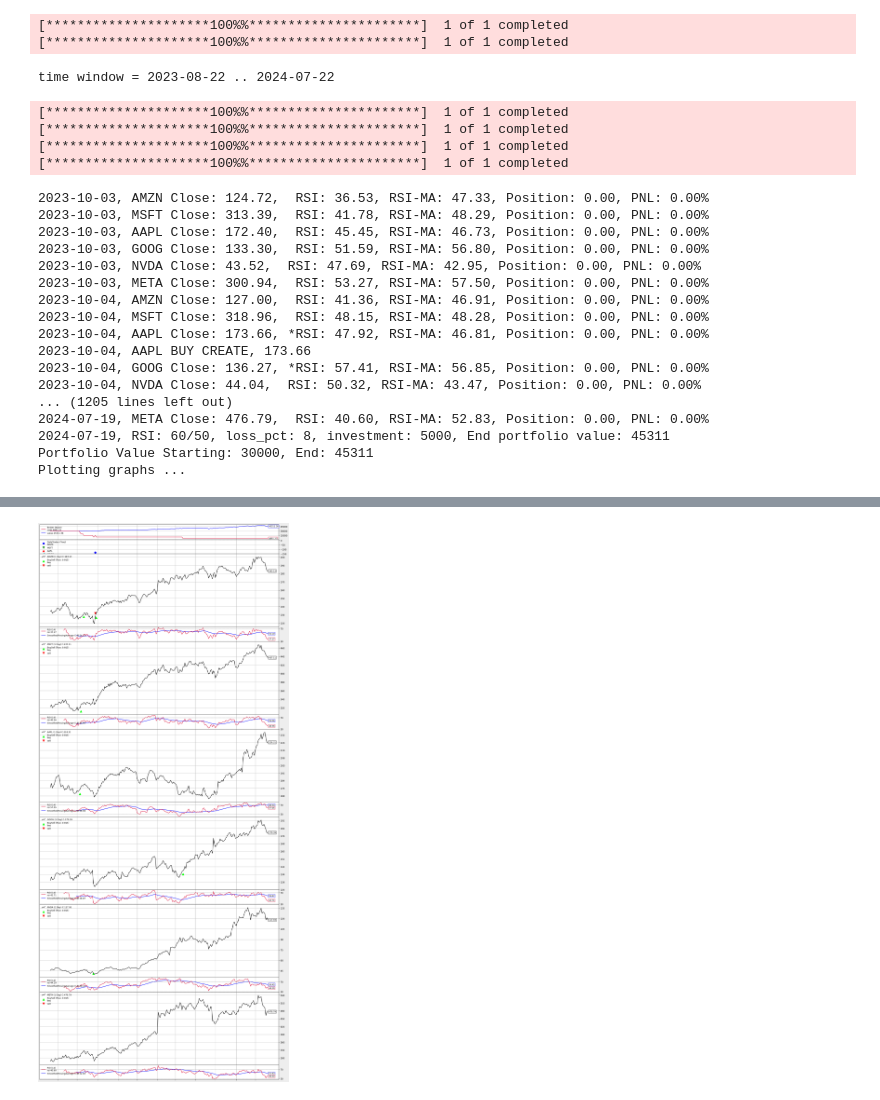
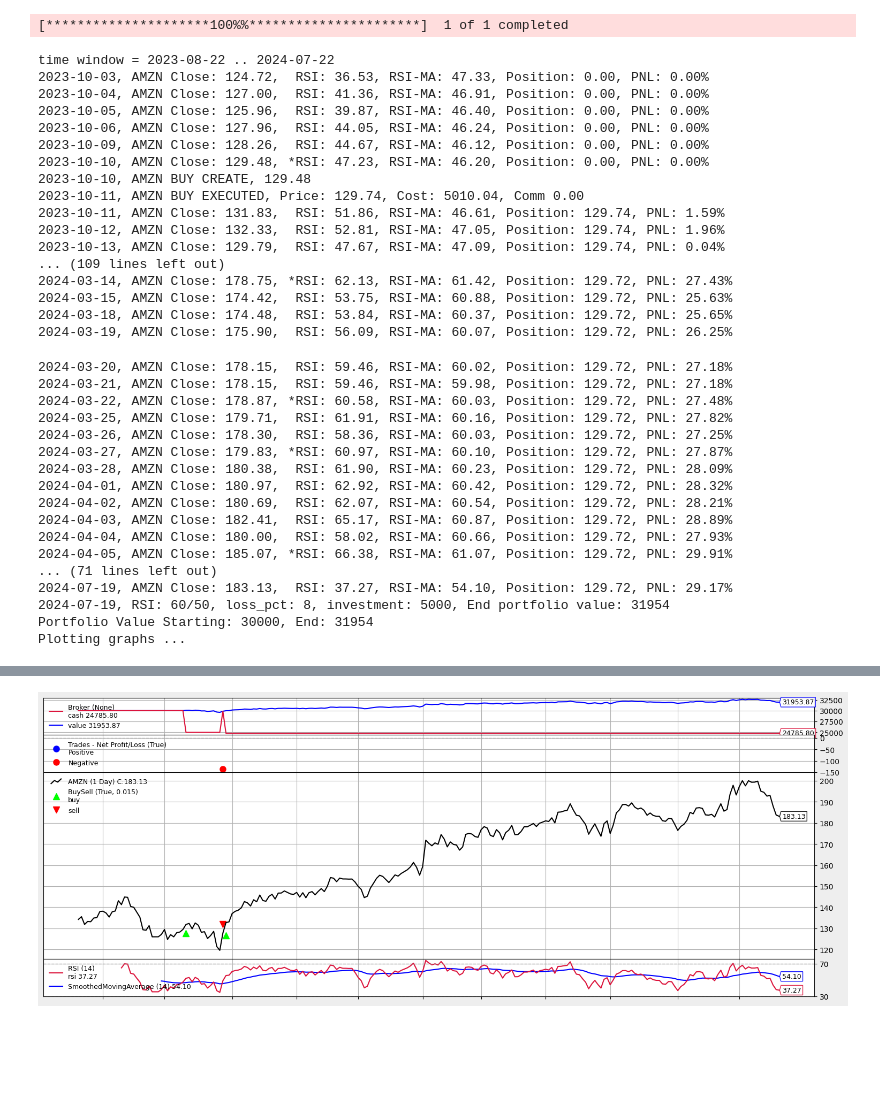
Before and after one commit to joaovicente/trade-advisor, a Jupyter notebook: runtime/optimise.ipynb, the cells around one changed output, grey strips where cells are left out. Cells and saved outputs as stored; diff of their text form; code cells hidden in the pictures; blank space fills up the shorter version.

```diff
--- a/runtime/optimise.ipynb
+++ b/runtime/optimise.ipynb
@@ -26,7 +26,7 @@ interesting_stock = tech_stock + non_tech_stock
 
 num_years = 1
 year_offset = 0
-target_stock = tech_stock_without_snow
+target_stock = ['AMZN']
 
 num_years_in_days = 365 * num_years
 year_offset_in_days = 365 * year_offset
@@ -113,53 +113,64 @@ if __name__ == '__main__':
 
     # Print out the starting conditions
     start_portfolio_value = cerebro.broker.getvalue()
 
     # Run over everything
     opt_runs = cerebro.run(maxcpus=1)
 
     if optimise:
         print('Optimised runs by Final Value:')
         sorted_results = sorted(stats, key=lambda x: x['final_value'], reverse=True)
         for result in sorted_results[:5]:
             print(result)
     else:
         # Print out the final result
         print(f'Portfolio Value Starting: {start_portfolio_value:.0f}, End: {cerebro.broker.getvalue():.0f}')
         print(f'Plotting graphs ...')
         # Plot the result
         %matplotlib inline
         import matplotlib.pyplot as plt
         from pylab import rcParams #Creates parameters for our plot
         rcParams['figure.figsize'] = 16, 6 * len(tickers) #size
         rcParams['figure.facecolor'] = '#eeeeee' #Color scheme
         plt.plot() #The Plot Code
         plt.close()
         cerebro.plot(iplot=True, volume=False)
 # %% [output]
 [*********************100%%**********************]  1 of 1 completed
-[*********************100%%**********************]  1 of 1 completed
 time window = 2023-08-22 .. 2024-07-22
+2023-10-03, AMZN Close: 124.72,  RSI: 36.53, RSI-MA: 47.33, Position: 0.00, PNL: 0.00%
+2023-10-04, AMZN Close: 127.00,  RSI: 41.36, RSI-MA: 46.91, Position: 0.00, PNL: 0.00%
+2023-10-05, AMZN Close: 125.96,  RSI: 39.87, RSI-MA: 46.40, Position: 0.00, PNL: 0.00%
+2023-10-06, AMZN Close: 127.96,  RSI: 44.05, RSI-MA: 46.24, Position: 0.00, PNL: 0.00%
+2023-10-09, AMZN Close: 128.26,  RSI: 44.67, RSI-MA: 46.12, Position: 0.00, PNL: 0.00%
+2023-10-10, AMZN Close: 129.48, *RSI: 47.23, RSI-MA: 46.20, Position: 0.00, PNL: 0.00%
+2023-10-10, AMZN BUY CREATE, 129.48
+2023-10-11, AMZN BUY EXECUTED, Price: 129.74, Cost: 5010.04, Comm 0.00
+2023-10-11, AMZN Close: 131.83,  RSI: 51.86, RSI-MA: 46.61, Position: 129.74, PNL: 1.59%
+2023-10-12, AMZN Close: 132.33,  RSI: 52.81, RSI-MA: 47.05, Position: 129.74, PNL: 1.96%
+2023-10-13, AMZN Close: 129.79,  RSI: 47.67, RSI-MA: 47.09, Position: 129.74, PNL: 0.04%
+... (109 lines left out)
+2024-03-14, AMZN Close: 178.75, *RSI: 62.13, RSI-MA: 61.42, Position: 129.72, PNL: 27.43%
+2024-03-15, AMZN Close: 174.42,  RSI: 53.75, RSI-MA: 60.88, Position: 129.72, PNL: 25.63%
+2024-03-18, AMZN Close: 174.48,  RSI: 53.84, RSI-MA: 60.37, Position: 129.72, PNL: 25.65%
+2024-03-19, AMZN Close: 175.90,  RSI: 56.09, RSI-MA: 60.07, Position: 129.72, PNL: 26.25%
-[*********************100%%**********************]  1 of 1 completed
-[*********************100%%**********************]  1 of 1 completed
-[*********************100%%**********************]  1 of 1 completed
-[*********************100%%**********************]  1 of 1 completed
+2024-03-20, AMZN Close: 178.15,  RSI: 59.46, RSI-MA: 60.02, Position: 129.72, PNL: 27.18%
+2024-03-21, AMZN Close: 178.15,  RSI: 59.46, RSI-MA: 59.98, Position: 129.72, PNL: 27.18%
+2024-03-22, AMZN Close: 178.87, *RSI: 60.58, RSI-MA: 60.03, Position: 129.72, PNL: 27.48%
+2024-03-25, AMZN Close: 179.71,  RSI: 61.91, RSI-MA: 60.16, Position: 129.72, PNL: 27.82%
+2024-03-26, AMZN Close: 178.30,  RSI: 58.36, RSI-MA: 60.03, Position: 129.72, PNL: 27.25%
+2024-03-27, AMZN Close: 179.83, *RSI: 60.97, RSI-MA: 60.10, Position: 129.72, PNL: 27.87%
+2024-03-28, AMZN Close: 180.38,  RSI: 61.90, RSI-MA: 60.23, Position: 129.72, PNL: 28.09%
+2024-04-01, AMZN Close: 180.97,  RSI: 62.92, RSI-MA: 60.42, Position: 129.72, PNL: 28.32%
+2024-04-02, AMZN Close: 180.69,  RSI: 62.07, RSI-MA: 60.54, Position: 129.72, PNL: 28.21%
+2024-04-03, AMZN Close: 182.41,  RSI: 65.17, RSI-MA: 60.87, Position: 129.72, PNL: 28.89%
+2024-04-04, AMZN Close: 180.00,  RSI: 58.02, RSI-MA: 60.66, Position: 129.72, PNL: 27.93%
+2024-04-05, AMZN Close: 185.07, *RSI: 66.38, RSI-MA: 61.07, Position: 129.72, PNL: 29.91%
+... (71 lines left out)
+2024-07-19, AMZN Close: 183.13,  RSI: 37.27, RSI-MA: 54.10, Position: 129.72, PNL: 29.17%
+2024-07-19, RSI: 60/50, loss_pct: 8, investment: 5000, End portfolio value: 31954
+Portfolio Value Starting: 30000, End: 31954
+Plotting graphs ...
-2023-10-03, AMZN Close: 124.72,  RSI: 36.53, RSI-MA: 47.33, Position: 0.00, PNL: 0.00%
-2023-10-03, MSFT Close: 313.39,  RSI: 41.78, RSI-MA: 48.29, Position: 0.00, PNL: 0.00%
-2023-10-03, AAPL Close: 172.40,  RSI: 45.45, RSI-MA: 46.73, Position: 0.00, PNL: 0.00%
-2023-10-03, GOOG Close: 133.30,  RSI: 51.59, RSI-MA: 56.80, Position: 0.00, PNL: 0.00%
-2023-10-03, NVDA Close: 43.52,  RSI: 47.69, RSI-MA: 42.95, Position: 0.00, PNL: 0.00%
-2023-10-03, META Close: 300.94,  RSI: 53.27, RSI-MA: 57.50, Position: 0.00, PNL: 0.00%
-2023-10-04, AMZN Close: 127.00,  RSI: 41.36, RSI-MA: 46.91, Position: 0.00, PNL: 0.00%
-2023-10-04, MSFT Close: 318.96,  RSI: 48.15, RSI-MA: 48.28, Position: 0.00, PNL: 0.00%
-2023-10-04, AAPL Close: 173.66, *RSI: 47.92, RSI-MA: 46.81, Position: 0.00, PNL: 0.00%
-2023-10-04, AAPL BUY CREATE, 173.66
-2023-10-04, GOOG Close: 136.27, *RSI: 57.41, RSI-MA: 56.85, Position: 0.00, PNL: 0.00%
-2023-10-04, NVDA Close: 44.04,  RSI: 50.32, RSI-MA: 43.47, Position: 0.00, PNL: 0.00%
-... (1205 lines left out)
-2024-07-19, META Close: 476.79,  RSI: 40.60, RSI-MA: 52.83, Position: 0.00, PNL: 0.00%
-2024-07-19, RSI: 60/50, loss_pct: 8, investment: 5000, End portfolio value: 45311
-Portfolio Value Starting: 30000, End: 45311
-Plotting graphs ...
 [interactive output not drawn]
 [interactive output not drawn]
-[figure, old version]
+[figure, new version]
```
Also changed, not shown: 6 other files.
